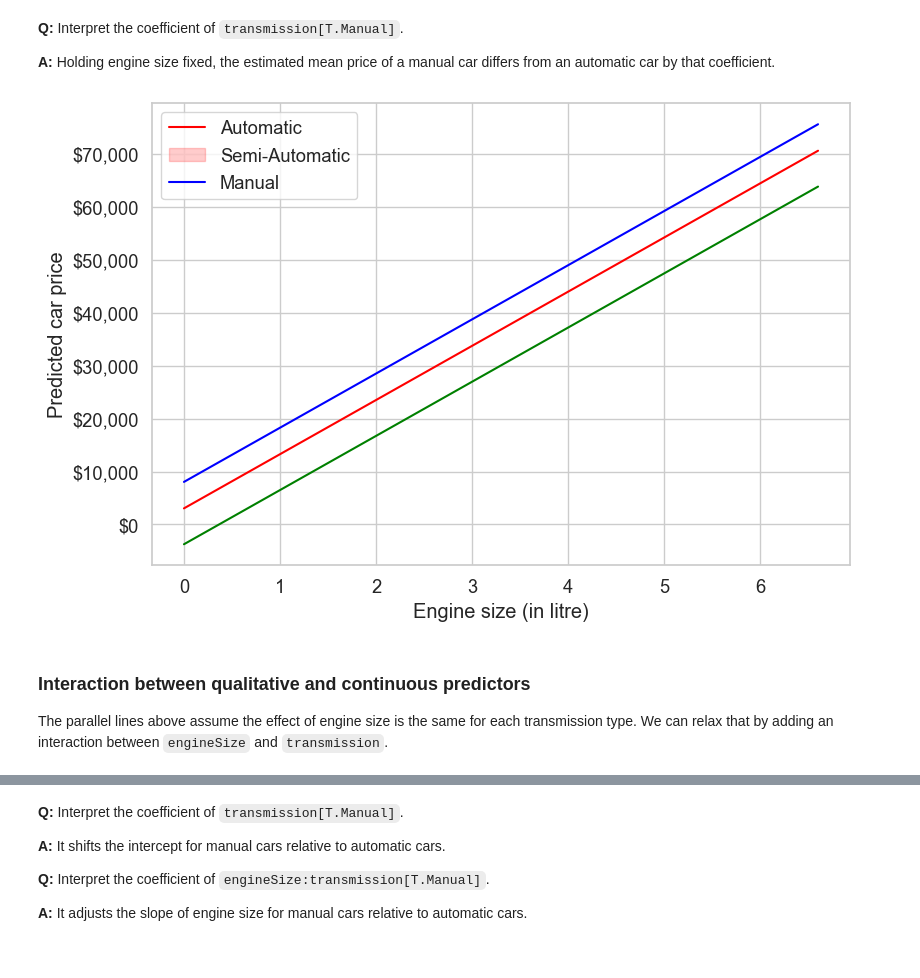
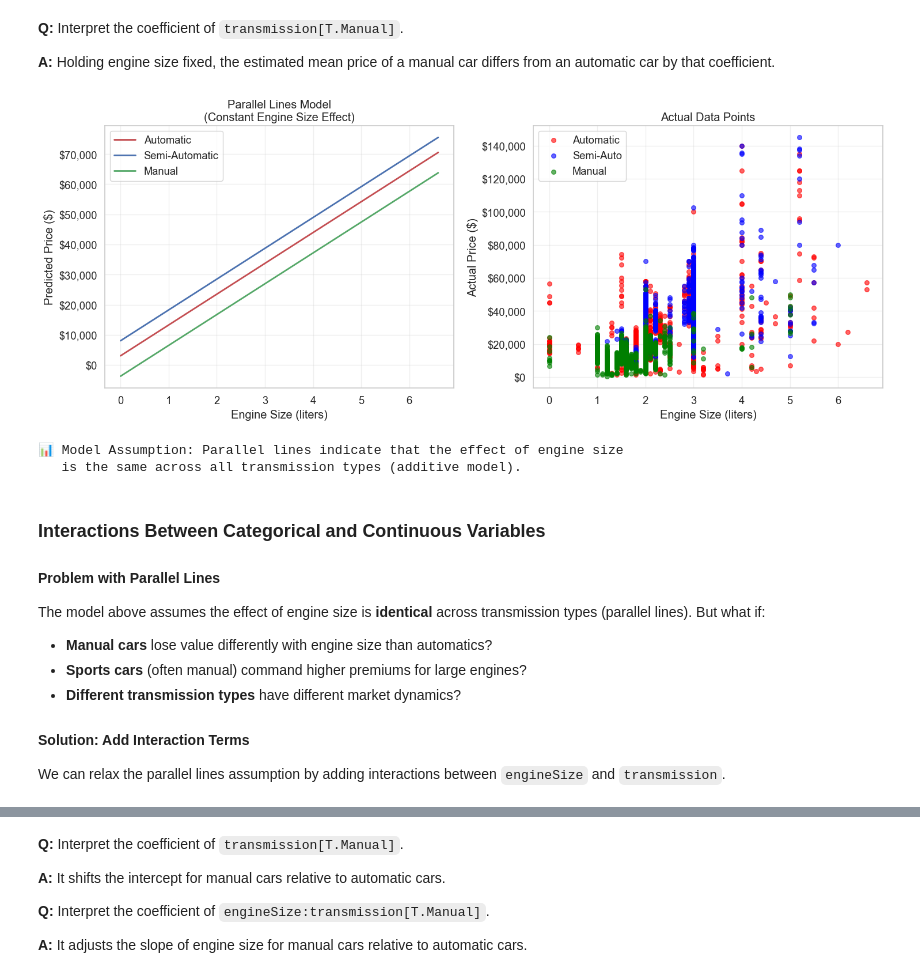
Before and after one commit to Lizhen0909/STAT303-2-class-notes, a Jupyter notebook: Lec3_VariableTransformations_and_Interactions.ipynb, the cells around one changed output, grey strips where cells are left out. Drawn from its saved outputs; the diff is of its cells as text; code cells hidden in the pictures.

Commit message:
updating the interaction and qualitative features chapters

```diff
--- a/Lec3_VariableTransformations_and_Interactions.ipynb
+++ b/Lec3_VariableTransformations_and_Interactions.ipynb
@@ -138,2 +243,6 @@ The *Other* category has very few observations. We remove it here (another optio
 # %%
-train_updated = train[train.transmission != 'Other']
+# Remove the rare 'Other' category
+train_updated = train[train.transmission != 'Other'].copy()
+
+print(f"\nUpdated distribution:")
+print(train_updated.transmission.value_counts())
@@ -177,20 +313,62 @@ The baseline level is dropped by default (alphabetical order). Here, *Automatic*
 
 **A:** Holding engine size fixed, the estimated mean price of a manual car differs from an automatic car by that coefficient.
 # %%
-# Visualize the model
-plt.rcParams["figure.figsize"] = (9, 6)
+# Visualize the model with parallel lines
+fig, (ax1, ax2) = plt.subplots(1, 2, figsize=(15, 6))
+
+# Plot 1: Model predictions
 x = np.linspace(train_updated.engineSize.min(), train_updated.engineSize.max(), 100)
-ax = sns.lineplot(x=x, y=model_sm_trans.params['engineSize']*x + model_sm_trans.params['Intercept'], color='red')
-sns.lineplot(x=x, y=model_sm_trans.params['engineSize']*x + model_sm_trans.params['Intercept'] + model_sm_trans.params['transmission[T.Semi-Auto]'], color='blue')
-sns.lineplot(x=x, y=model_sm_trans.params['engineSize']*x + model_sm_trans.params['Intercept'] + model_sm_trans.params['transmission[T.Manual]'], color='green')
-plt.legend(labels=["Automatic", "Semi-Automatic", "Manual"])
-plt.xlabel('Engine size (in litre)')
-plt.ylabel('Predicted car price')
-ax.yaxis.set_major_formatter('${x:,.0f}')
+params = model_sm_trans.params
+
+# Calculate predictions for each transmission type
+auto_pred = params['engineSize'] * x + params['Intercept']
+manual_pred = params['engineSize'] * x + params['Intercept'] + params['transmission[T.Manual]']
+semi_pred = params['engineSize'] * x + params['Intercept'] + params['transmission[T.Semi-Auto]']
+
+ax1.plot(x, auto_pred, 'r-', linewidth=2, label='Automatic')
+ax1.plot(x, semi_pred, 'b-', linewidth=2, label='Semi-Automatic')
+ax1.plot(x, manual_pred, 'g-', linewidth=2, label='Manual')
+
+ax1.legend()
+ax1.set_xlabel('Engine Size (liters)')
+ax1.set_ylabel('Predicted Price ($)')
+ax1.set_title('Parallel Lines Model\n(Constant Engine Size Effect)')
+ax1.yaxis.set_major_formatter(plt.FuncFormatter(lambda x, p: f'${x:,.0f}'))
+ax1.grid(True, alpha=0.3)
+
+# Plot 2: Actual data points
+for i, transmission in enumerate(['Automatic', 'Semi-Auto', 'Manual']):
+    data = train_updated[train_updated.transmission == transmission]
+    colors = ['red', 'blue', 'green']
+    ax2.scatter(data.engineSize, data.price,
+               alpha=0.6, s=30, c=colors[i], label=transmission)
+
+ax2.set_xlabel('Engine Size (liters)')
+ax2.set_ylabel('Actual Price ($)')
+ax2.set_title('Actual Data Points')
+ax2.legend()
+ax2.yaxis.set_major_formatter(plt.FuncFormatter(lambda x, p: f'${x:,.0f}'))
+ax2.grid(True, alpha=0.3)
+
+plt.tight_layout()
+plt.show()
+
+print("📊 Model Assumption: Parallel lines indicate that the effect of engine size")
+print("   is the same across all transmission types (additive model).")
 # %% [output]
-[figure, old version]
+[figure, new version]
+📊 Model Assumption: Parallel lines indicate that the effect of engine size
+   is the same across all transmission types (additive model).
 # %% [markdown]
-### Interaction between qualitative and continuous predictors
+### Interactions Between Categorical and Continuous Variables
 
-The parallel lines above assume the effect of engine size is the same for each transmission type. We can relax that by adding an interaction between `engineSize` and `transmission`.
+#### Problem with Parallel Lines
+The model above assumes the effect of engine size is **identical** across transmission types (parallel lines). But what if:
+
+- **Manual cars** lose value differently with engine size than automatics?
+- **Sports cars** (often manual) command higher premiums for large engines?
+- **Different transmission types** have different market dynamics?
+
+#### Solution: Add Interaction Terms
+We can relax the parallel lines assumption by adding interactions between `engineSize` and `transmission`.
 # %%
```
Also changed, not shown: parts of 56 cells of this notebook, 8 other files.
